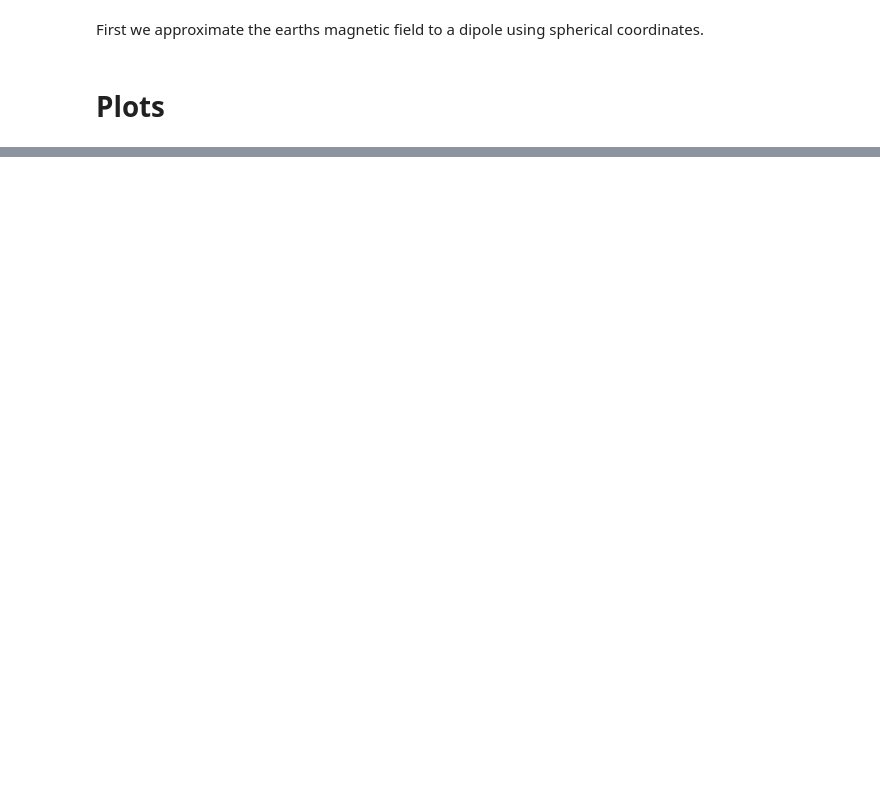
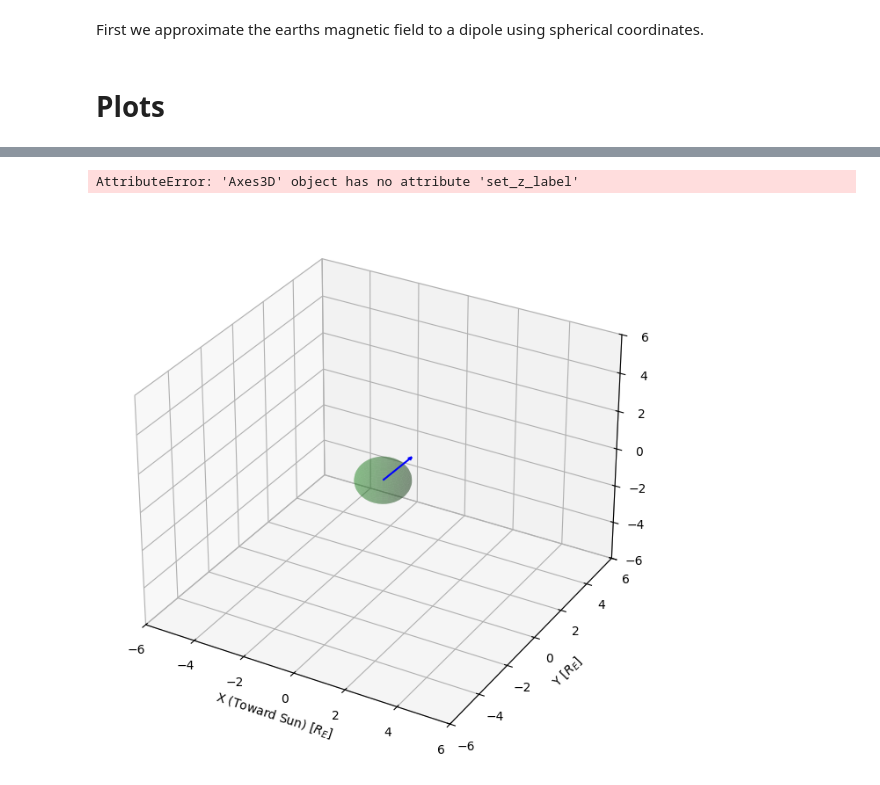
Before and after one commit to MikkelV-K/Nordlys, a Jupyter notebook: simulation.ipynb, the cells around one changed output, grey strips where cells are left out. Drawn from its saved outputs; the diff is of its cells as text; code cells hidden in the pictures; blank space fills up the shorter version.

Commit message:
ehh Please enter the commit message for your changes. Lines starting

```diff
--- a/simulation.ipynb
+++ b/simulation.ipynb
@@ -1,6 +3,13 @@
 # %%
 import numpy as np
 import matplotlib.pyplot as plt
+
+
+R = 6371e3 # Earths mean radius [m]
+B_0 = 3.12e-5 # Earths mean magnetic field strength [T]
+e = 1.602e-19 # Elementary charge [C]
+m_p = 1.673e-27 # Proton mass [kg]
+m_hat = np.array([np.sin(np.radians(11 + 23.5)), 0, np.cos(np.radians(11 + 23.5))]) # Dipole moment unit vector (tilted 34.5° from z-axis)
 # %% [markdown]
 First we approximate the earths magnetic field to a dipole using spherical coordinates.
 # %%
@@ -77,0 +111,43 @@ plt.show()
+# %%
+import matplotlib.pyplot as plt
+from mpl_toolkits.mplot3d import Axes3D
+
+def plot_trajectory(trajectory, m_hat):
+    fig = plt.figure(figsize=(10, 8))
+    ax = fig.add_subplot(111, projection='3d')
+
+    # 1. Plot the Trajectory
+    # trajectory is the (N, 3) numpy array from your loop
+    ax.plot(trajectory[:, 0]/R, trajectory[:, 1]/R, trajectory[:, 2]/R,
+            label='Proton Path', color='red', linewidth=1)
+
+    # 2. Draw Earth as a sphere
+    u = np.linspace(0, 2 * np.pi, 30)
+    v = np.linspace(0, np.pi, 30)
+    x_earth = np.outer(np.cos(u), np.sin(v))
+    y_earth = np.outer(np.sin(u), np.sin(v))
+    z_earth = np.outer(np.ones(np.size(u)), np.cos(v))
+    ax.plot_surface(x_earth, y_earth, z_earth, color='forestgreen', alpha=0.3)
+
+    # 3. Draw the Magnetic Dipole Vector (m_hat)
+    ax.quiver(0, 0, 0, m_hat[0]*2, m_hat[1]*2, m_hat[2]*2,
+              color='blue', label='Magnetic Axis', arrow_length_ratio=0.1)
+
+    # Formatting
+    limit = 6 # Radii to show
+    ax.set_xlim([-limit, limit])
+    ax.set_ylim([-limit, limit])
+    ax.set_zlim([-limit, limit])
+    ax.set_xlabel('X (Toward Sun) [$R_E$]')
+    ax.set_ylabel('Y [$R_E$]')
+    ax.set_z_label('Z (Ecliptic North) [$R_E$]')
+    ax.set_title('Proton Trajectory in Earth\'s Magnetic Field')
+    ax.legend()
+
+    plt.show()
+
+# Run the plot
+plot_trajectory(trajectory, m_hat)
+# %% [output]
+AttributeError: 'Axes3D' object has no attribute 'set_z_label'
+[figure, added]
```
Also changed, not shown: parts of 6 cells of this notebook.
